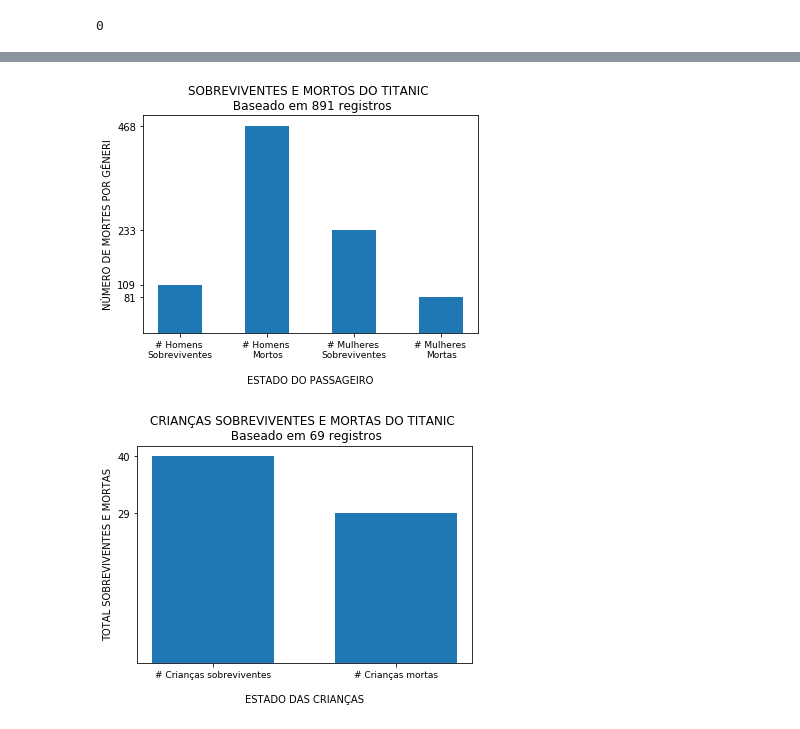
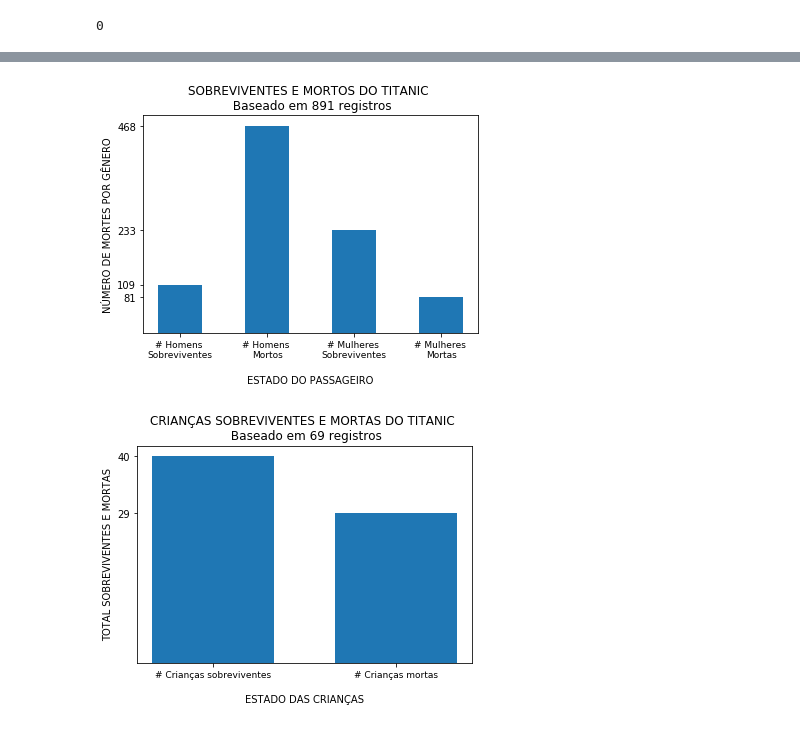
Before and after one commit to Anderson-hrz/ds1-udacity-projeto-02, a Jupyter notebook: projeto-02-analise-titanic.ipynb, the cells around one changed output, grey strips where cells are left out. Cells and saved outputs as stored; diff of their text form; code cells hidden in the pictures.

```diff
--- a/projeto-02-analise-titanic.ipynb
+++ b/projeto-02-analise-titanic.ipynb
@@ -124,36 +145,36 @@ sum(ds_titanic.duplicated())
 '''
 A ideia é verificar se, dentre o dataset obtido, houve um gênero que se destacou em relação aos sobreviventes.
 
-Como sabemos, tradicionalmente mulheres e crianças possuem preferência em resgate. Então a análise deve mostra um
+Como sabemos, tradicionalmente mulheres e crianças possuem preferência em resgate. Então a análise deve mostrar um
 índice maior de sobreviventes do sexo feminino.
 '''
 
 # Descobrindo o total de mortos e sobreviventes para cada gênero
-total_male_survived = ds_titanic.query('Sex == "male" and Survived == 1')['Sex'].count()
-total_male_died = ds_titanic.query('Sex == "male" and Survived == 0')['Sex'].count()
-total_female_survived = ds_titanic.query('Sex == "female" and Survived == 1')['Sex'].count()
-total_female_died = ds_titanic.query('Sex == "female" and Survived == 0')['Sex'].count()
+total_male_survived = ds_titanic.query('Sex == "male" and Survived == 1')['PassengerId'].count()
+total_male_died = ds_titanic.query('Sex == "male" and Survived == 0')['PassengerId'].count()
+total_female_survived = ds_titanic.query('Sex == "female" and Survived == 1')['PassengerId'].count()
+total_female_died = ds_titanic.query('Sex == "female" and Survived == 0')['PassengerId'].count()
 
 # Atribuindo os valores descobertos para uma lista, que será usada no gráfico
 total_passenger_values = [total_male_survived, total_male_died, total_female_survived, total_female_died]
 # %%
 # Definindo as legendas para cada item, além de seu posicionamento no gráfico
 passenger_labels = ['# Homens \nSobreviventes', '# Homens \nMortos', '# Mulheres \nSobreviventes', '# Mulheres \nMortas']
 passenger_labels_pos = [0,4,8,12]
 
 # Desenhando o gráfico para visualizar os sobreviventes e mortos de cada gênero
 plt.bar(passenger_labels_pos, total_passenger_values, width=2)
 plt.xticks(passenger_labels_pos, passenger_labels, fontsize=9)
 plt.yticks(total_passenger_values)
 plt.xlabel('\nESTADO DO PASSAGEIRO')
-plt.ylabel('NÚMERO DE MORTES POR GÊNERI')
+plt.ylabel('NÚMERO DE MORTES POR GÊNERO')
 plt.title('SOBREVIVENTES E MORTOS DO TITANIC \n Baseado em ' + str(total_male_survived +
                                                                       total_male_died +
                                                                       total_female_survived +
                                                                       total_female_died) + ' registros')
 plt.show()
 # %% [output]
-[figure, old version]
+[figure, new version]
 # %%
 '''
 A primeira análise faz sentido. Mulheres têm prioridade no salvamento e, por isso, sobreviveram mais ao desastre
```
Also changed, not shown: parts of 12 cells of this notebook.
